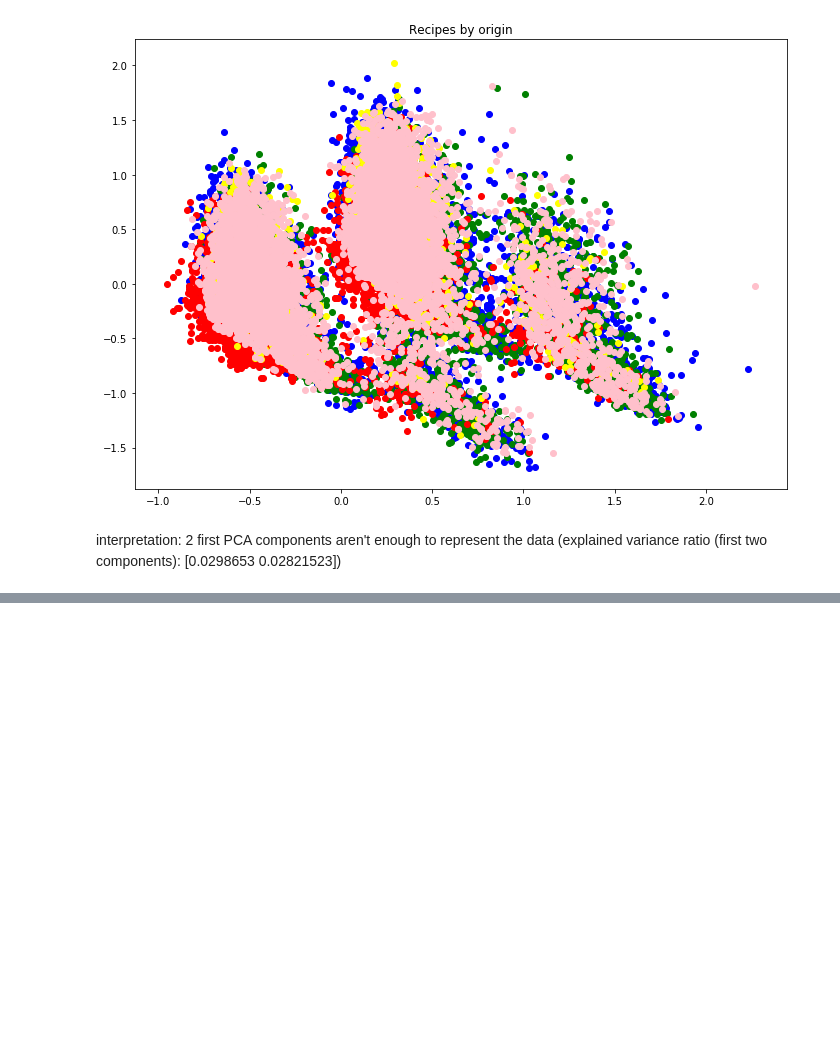
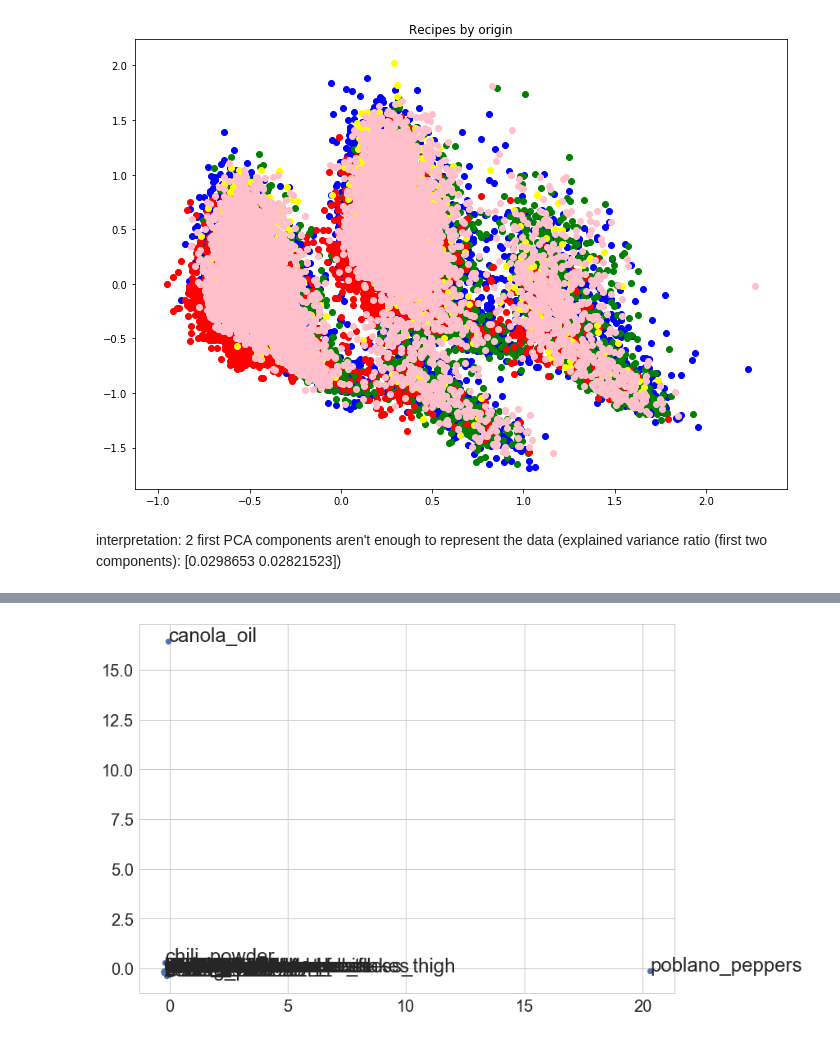
Before and after one commit to Slowika/Bag-of-Recipes, a Jupyter notebook: Exploratory_Data_Analysis.ipynb, the cells around one changed output, grey strips where cells are left out. Saved outputs shown, nothing was run; the diff lists cells and outputs as text; code cells hidden in the pictures; blank space fills up the shorter version.

```diff
--- a/Exploratory_Data_Analysis.ipynb
+++ b/Exploratory_Data_Analysis.ipynb
@@ -202,0 +294,5 @@ interpretation: 2 first PCA components aren't enough to represent the data (expl
+# %%
+pca = PCA(n_components=2)
+X_pca = pca.fit_transform(transposed[:100])
+# %%
+df = pd.DataFrame(X_pca, index=ingredients[:100], columns=['x', 'y'])
@@ -202,0 +320,11 @@ interpretation: 2 first PCA components aren't enough to represent the data (expl
+# %%
+fig, ax = plt.subplots()
+fig.set_size_inches(11.7, 8.27)
+
+ax.scatter(df['x'], df['y'])
+for word, pos in df.iterrows():
+    ax.annotate(word, pos)
+
+fig.savefig("PCA.pdf")
+# %% [output]
+[figure, added]
```
Also changed, not shown: parts of 19 cells of this notebook.
